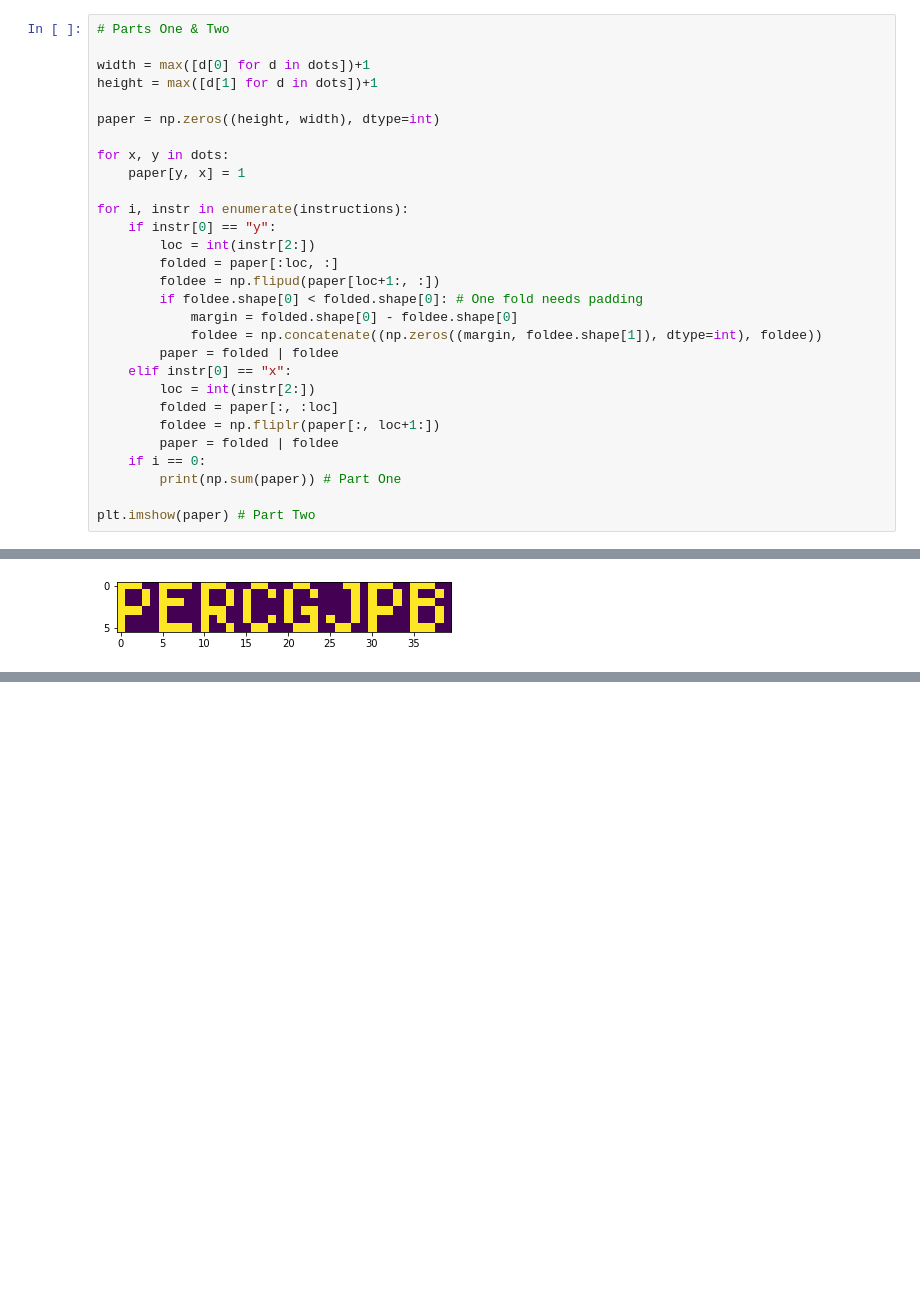
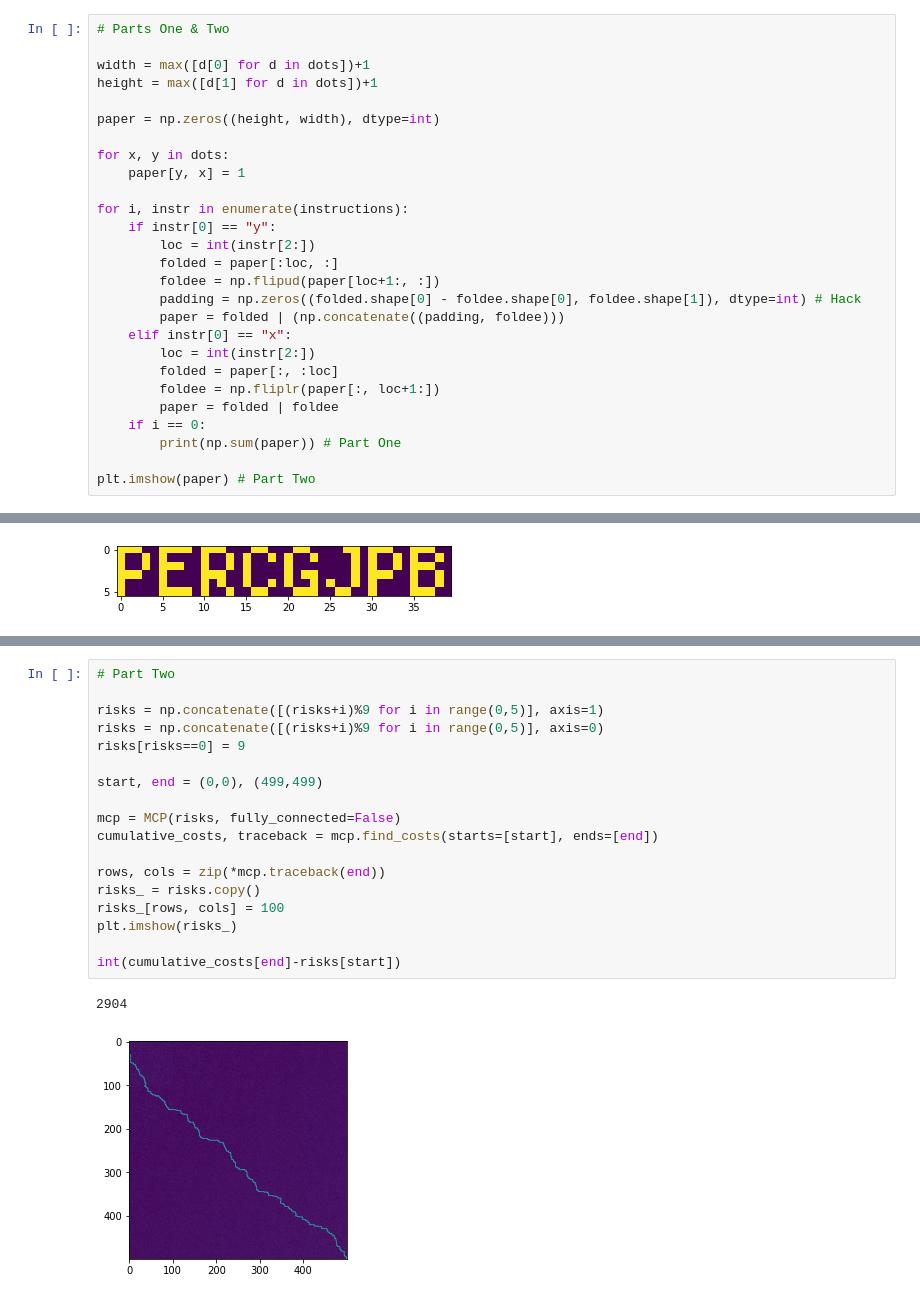
Before and after one commit to dt99jay/Advent-of-Code-2021, a Jupyter notebook: Advent of Code.ipynb, the cells around one changed output, grey strips where cells are left out. Saved outputs shown, nothing was run; the diff lists cells and outputs as text; blank space fills up the shorter version.

```diff
--- a/Advent of Code.ipynb
+++ b/Advent of Code.ipynb
@@ -617,10 +603,8 @@ for i, instr in enumerate(instructions):
         loc = int(instr[2:])
         folded = paper[:loc, :]
         foldee = np.flipud(paper[loc+1:, :])
-        if foldee.shape[0] < folded.shape[0]: # One fold needs padding
-            margin = folded.shape[0] - foldee.shape[0]
-            foldee = np.concatenate((np.zeros((margin, foldee.shape[1]), dtype=int), foldee))
-        paper = folded | foldee
+        padding = np.zeros((folded.shape[0] - foldee.shape[0], foldee.shape[1]), dtype=int) # Hack
+        paper = folded | (np.concatenate((padding, foldee)))
     elif instr[0] == "x":
         loc = int(instr[2:])
         folded = paper[:, :loc]
@@ -636,0 +782,21 @@ plt.imshow(paper) # Part Two
+# %%
+# Part Two
+
+risks = np.concatenate([(risks+i)%9 for i in range(0,5)], axis=1)
+risks = np.concatenate([(risks+i)%9 for i in range(0,5)], axis=0)
+risks[risks==0] = 9
+
+start, end = (0,0), (499,499)
+
+mcp = MCP(risks, fully_connected=False)
+cumulative_costs, traceback = mcp.find_costs(starts=[start], ends=[end])
+
+rows, cols = zip(*mcp.traceback(end))
+risks_ = risks.copy()
+risks_[rows, cols] = 100
+plt.imshow(risks_)
+
+int(cumulative_costs[end]-risks[start])
+# %% [output]
+2904
+[figure, added]
```
Also changed, not shown: parts of 19 cells of this notebook, 2 other files.
